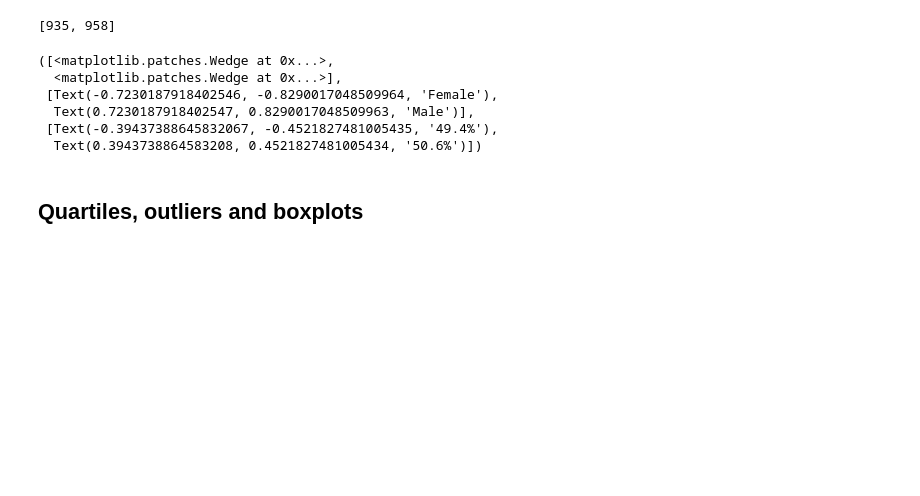
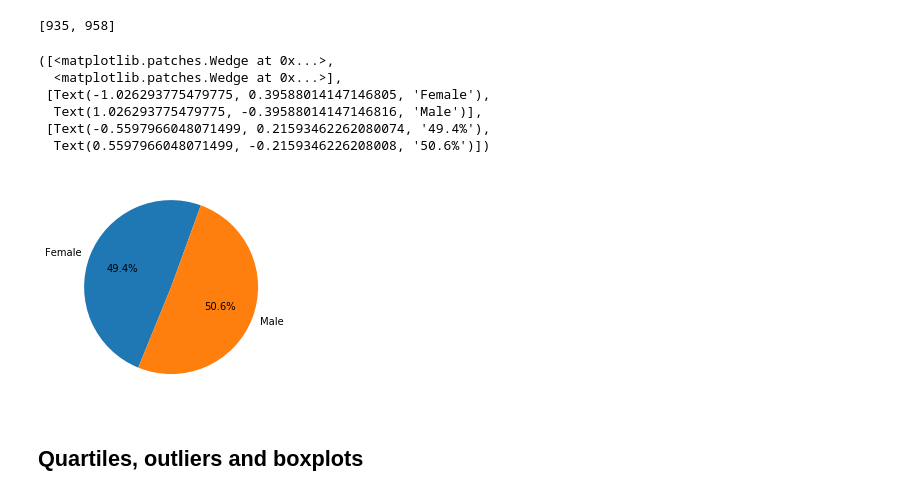
Before and after one commit to fkarimov69/Matplotlib-challenge, a Jupyter notebook: Pymaceuticals/DraftHW.ipynb, the cells around one changed output. Saved outputs shown, nothing was run; the diff lists cells and outputs as text; code cells hidden in the pictures; blank space fills up the shorter version.

```diff
--- a/Pymaceuticals/DraftHW.ipynb
+++ b/Pymaceuticals/DraftHW.ipynb
@@ -267,14 +268,15 @@ count
 # %%
 # Generate a pie plot showing the distribution of female versus male mice using pyplot
 # %%
-plt.pie(count,labels=sex,autopct="%1.1f%%",startangle=140)
+plt.pie(count,labels=sex,autopct="%1.1f%%",startangle=70)
 # %% [output]
 ([<matplotlib.patches.Wedge at 0x...>,
   <matplotlib.patches.Wedge at 0x...>],
- [Text(-0.7230187918402546, -0.8290017048509964, 'Female'),
-  Text(0.7230187918402547, 0.8290017048509963, 'Male')],
- [Text(-0.39437388645832067, -0.4521827481005435, '49.4%'),
-  Text(0.3943738864583208, 0.4521827481005434, '50.6%')])
+ [Text(-1.026293775479775, 0.39588014147146805, 'Female'),
+  Text(1.026293775479775, -0.39588014147146816, 'Male')],
+ [Text(-0.5597966048071499, 0.21593462262080074, '49.4%'),
+  Text(0.5597966048071499, -0.2159346226208008, '50.6%')])
+[figure, added]
 # %% [markdown]
 ## Quartiles, outliers and boxplots
 # %%
```
Also changed, not shown: parts of 5 cells of this notebook.
